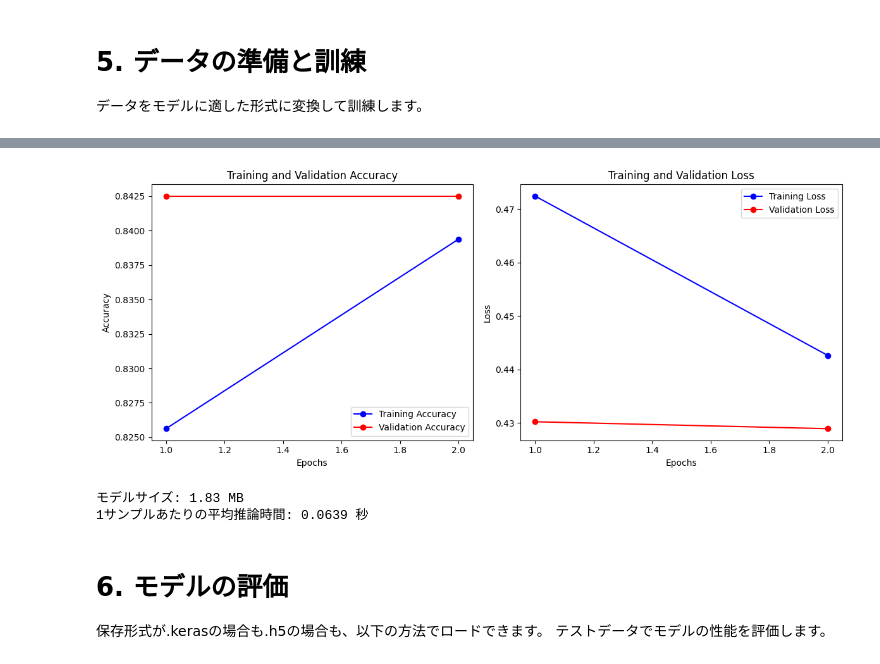
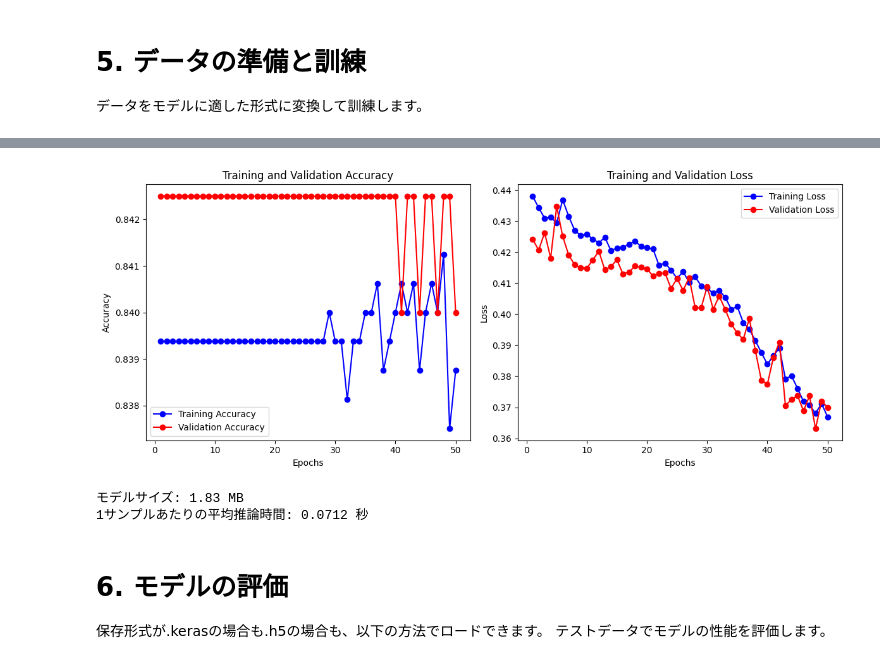
Before and after one commit to iwatadive28/ESC-50-1DCNN, a Jupyter notebook: ESC_50_1DCNN.ipynb, the cells around one changed output, grey strips where cells are left out. Drawn from its saved outputs; the diff is of its cells as text; code cells hidden in the pictures.

Commit message:
50 epochまで学習させてみた

```diff
--- a/ESC_50_1DCNN.ipynb
+++ b/ESC_50_1DCNN.ipynb
@@ -233,6 +230,7 @@ Image("model_structure.png")
 # 5. データの準備と訓練
 データをモデルに適した形式に変換して訓練します。
 # %%
+from tensorflow.keras.callbacks import ModelCheckpoint, EarlyStopping
 # データの形状を確認
 print(f"X_train shape before reshaping: {np.array(X_train).shape}")
 print(f"y_train_enc shape: {np.array(y_train_enc).shape}")
@@ -253,28 +251,31 @@ print(f"y_train_enc shape: {y_train_enc.shape}")
 MODEL_SAVE_PATH = "trained_1d_cnn_model.keras"
 
 # モデルの訓練時に保存するコールバック
+# EarlyStopping と ModelCheckpoint
 checkpoint = ModelCheckpoint(
-    filepath=MODEL_SAVE_PATH,  # 保存先パスを変更
-    monitor='val_loss',        # モニタリング対象
-    save_best_only=True,       # ベストモデルのみ保存
-    verbose=1                  # ログを出力
+    filepath=MODEL_SAVE_PATH,
+    monitor='val_loss',
+    save_best_only=True,
+    verbose=1
+)
+early_stopping = EarlyStopping(
+    monitor='val_loss',
+    patience=5,
+    restore_best_weights=True
 )
 
 # モデルの訓練
 history = model.fit(
     X_train,
     y_train_enc,
-    epochs=2, #20
+    epochs=50,
     batch_size=32,
     validation_data=(X_test, y_test_enc),
-    callbacks=[checkpoint]  # コールバックを追加
+    callbacks=[checkpoint, early_stopping]
 )
 
-# 訓練後、最終モデルを保存
+# 最終モデルの保存
 model.save(MODEL_SAVE_PATH)
-# `.h5`形式で保存
-# model.save("trained_1d_cnn_model.h5", save_format="h5")
-
 print(f"モデルを保存しました: {MODEL_SAVE_PATH}")
 
 # 訓練履歴を可視化
@@ -322,5 +327,5 @@ Epoch 2: val_loss improved from 0.43022 to 0.42892, saving model to trained_1d_c
 モデルを保存しました: trained_1d_cnn_model.keras
-[figure, old version]
+[figure, new version]
 # %%
 import time
 import os
@@ -366,7 +371,7 @@ inference_time = measure_inference_time(model, sample_input)
 print(f"1サンプルあたりの平均推論時間: {inference_time:.4f} 秒")
 # %% [output]
 モデルサイズ: 1.83 MB
-1サンプルあたりの平均推論時間: 0.0639 秒
+1サンプルあたりの平均推論時間: 0.0712 秒
 # %% [markdown]
 # 6. モデルの評価
 保存形式が.kerasの場合も.h5の場合も、以下の方法でロードできます。
```
Also changed, not shown: parts of 10 cells of this notebook.
